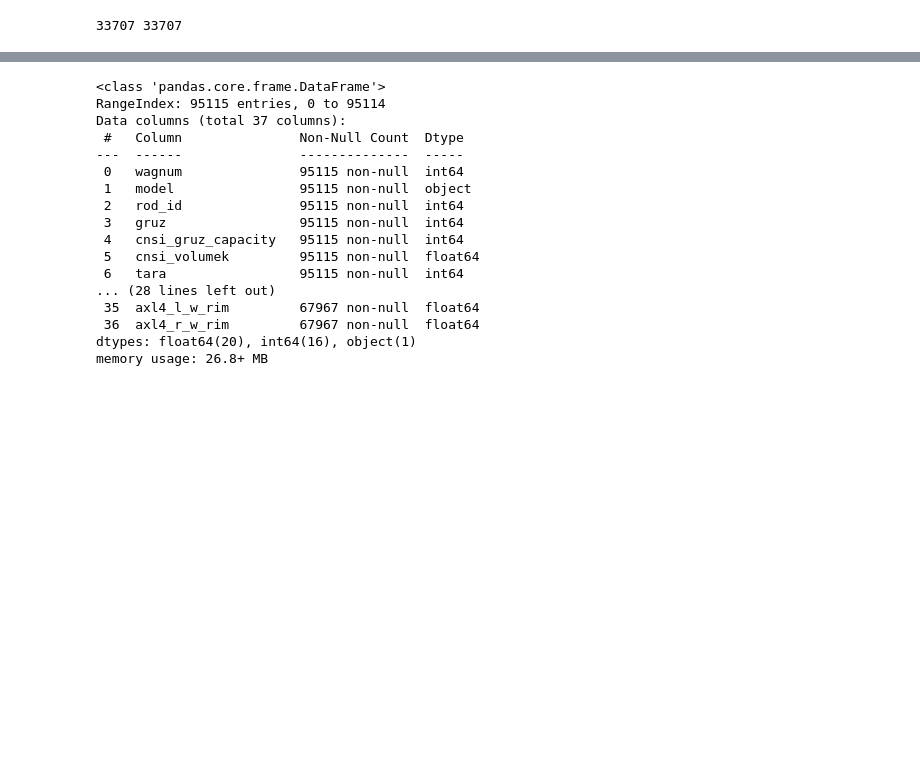
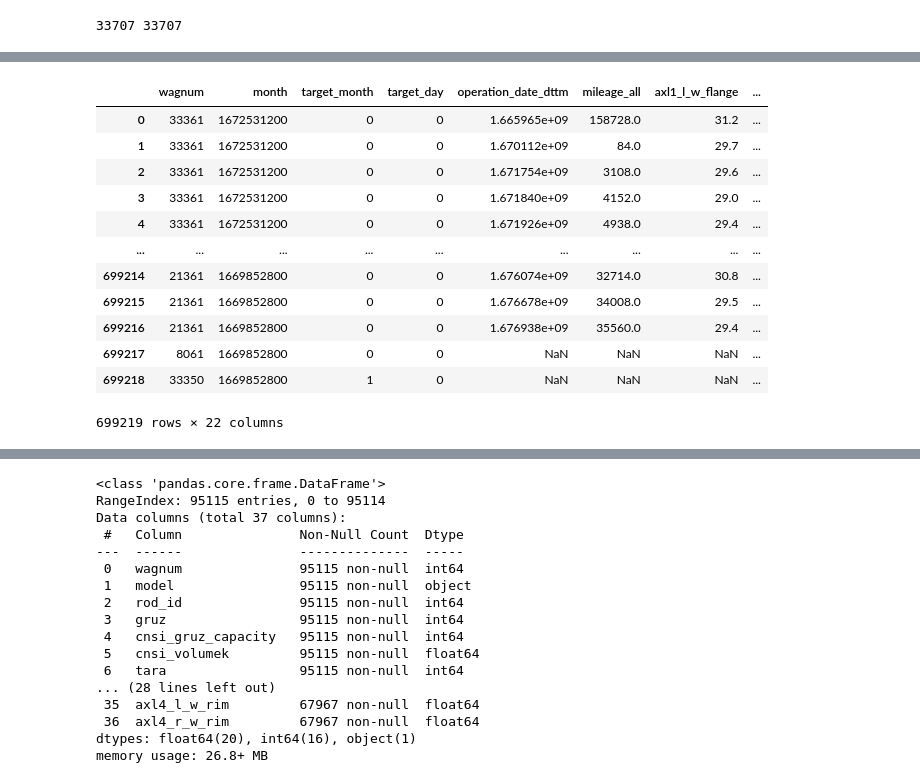
Before and after one commit to thehir0/DataWagon, a Jupyter notebook: train/train_catboost.ipynb, the cells around one changed output, grey strips where cells are left out. Cells and saved outputs as stored; diff of their text form; code cells hidden in the pictures; blank space fills up the shorter version.

```diff
--- a/train/train_catboost.ipynb
+++ b/train/train_catboost.ipynb
@@ -36,0 +54,17 @@ features
+# %%
+df = pd.merge(train, kti, how='left', on='wagnum')
+df
+# %% [output]
+|  | wagnum | month | target_month | target_day | operation_date_dttm | mileage_all | axl1_l_w_flange | ... |
+| 0 | 33361 | 1672531200 | 0 | 0 | 1.665965e+09 | 158728.0 | 31.2 | ... |
+| 1 | 33361 | 1672531200 | 0 | 0 | 1.670112e+09 | 84.0 | 29.7 | ... |
+| 2 | 33361 | 1672531200 | 0 | 0 | 1.671754e+09 | 3108.0 | 29.6 | ... |
+| 3 | 33361 | 1672531200 | 0 | 0 | 1.671840e+09 | 4152.0 | 29.0 | ... |
+| 4 | 33361 | 1672531200 | 0 | 0 | 1.671926e+09 | 4938.0 | 29.4 | ... |
+| ... | ... | ... | ... | ... | ... | ... | ... | ... |
+| 699214 | 21361 | 1669852800 | 0 | 0 | 1.676074e+09 | 32714.0 | 30.8 | ... |
+| 699215 | 21361 | 1669852800 | 0 | 0 | 1.676678e+09 | 34008.0 | 29.5 | ... |
+| 699216 | 21361 | 1669852800 | 0 | 0 | 1.676938e+09 | 35560.0 | 29.4 | ... |
+| 699217 | 8061 | 1669852800 | 0 | 0 | NaN | NaN | NaN | ... |
+| 699218 | 33350 | 1669852800 | 1 | 0 | NaN | NaN | NaN | ... |
+699219 rows × 22 columns
```
Also changed, not shown: parts of 13 cells of this notebook, 11 other files.
